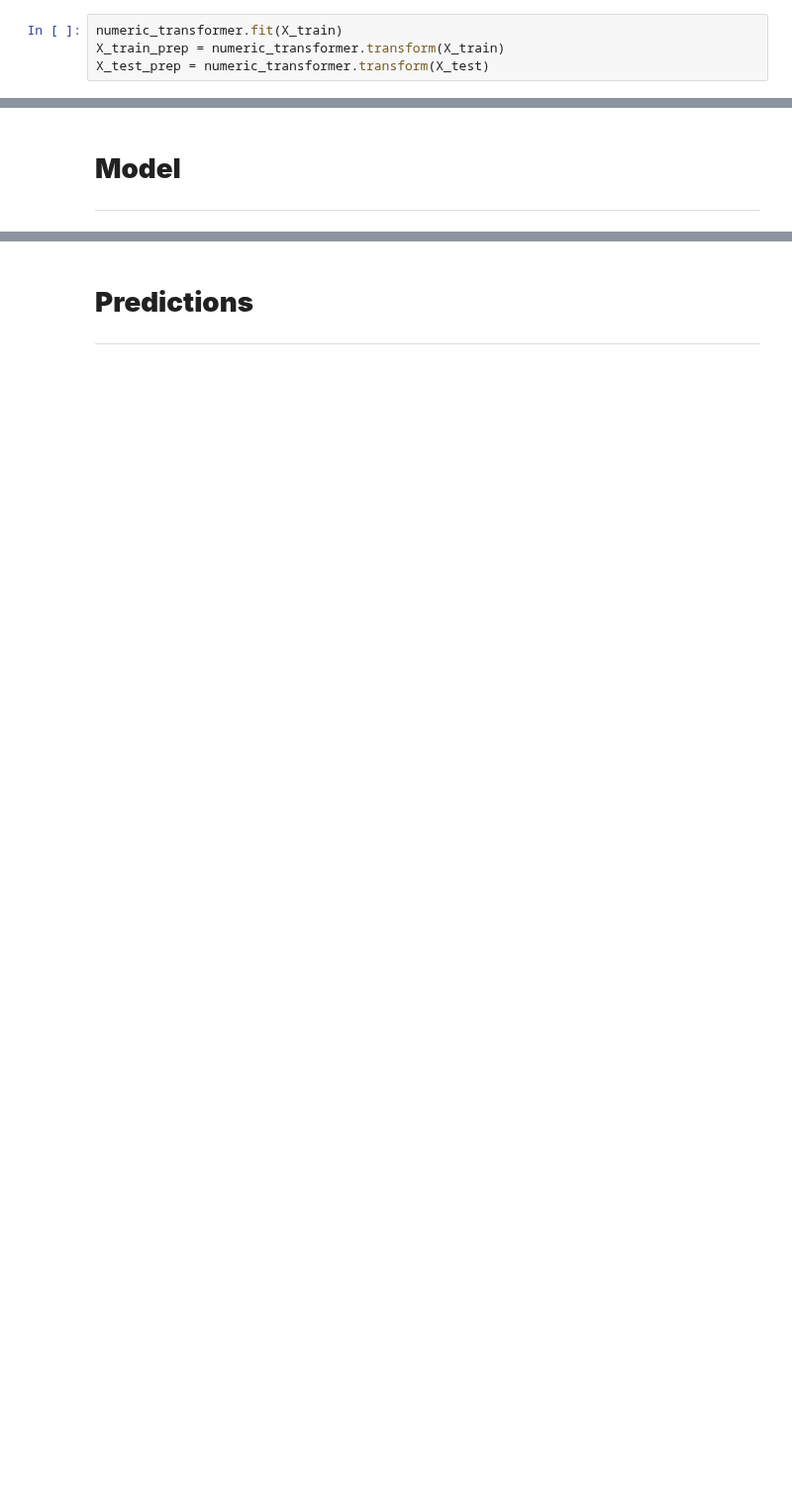
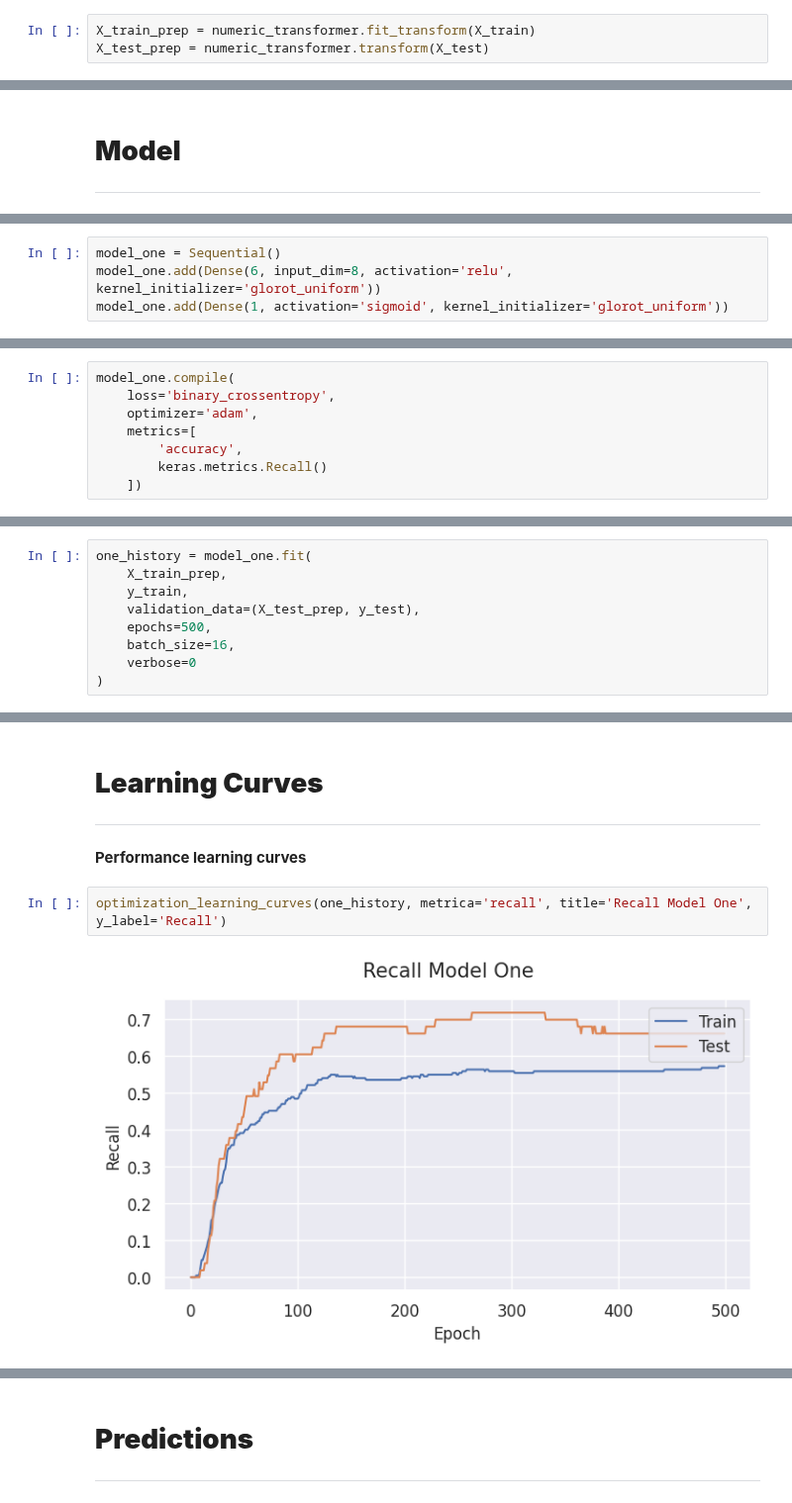
Before and after one commit to Kaiziferr/deep_learning, a Jupyter notebook: multilayer_perceptron/01_neural_network_diabetes.ipynb, the cells around one changed output, grey strips where cells are left out. Shown at 99% size. Cells and saved outputs as stored; diff of their text form; blank space fills up the shorter version.

```diff
--- a/multilayer_perceptron/01_neural_network_diabetes.ipynb
+++ b/multilayer_perceptron/01_neural_network_diabetes.ipynb
@@ -308,4 +224,3 @@ Pipeline(steps=[('scaler', MinMaxScaler())])
 # %%
-numeric_transformer.fit(X_train)
-X_train_prep = numeric_transformer.transform(X_train)
+X_train_prep = numeric_transformer.fit_transform(X_train)
 X_test_prep = numeric_transformer.transform(X_test)
@@ -562,0 +236,4 @@ Ambos modelos tienen un rendimiento bueno en la detección de la clase positiva,
+# %%
+model_one = Sequential()
+model_one.add(Dense(6, input_dim=8, activation='relu', kernel_initializer='glorot_uniform'))
+model_one.add(Dense(1, activation='sigmoid', kernel_initializer='glorot_uniform'))
@@ -562,0 +242,8 @@ Ambos modelos tienen un rendimiento bueno en la detección de la clase positiva,
+# %%
+model_one.compile(
+    loss='binary_crossentropy',
+    optimizer='adam',
+    metrics=[
+        'accuracy',
+        keras.metrics.Recall()
+    ])
@@ -562,0 +252,9 @@ Ambos modelos tienen un rendimiento bueno en la detección de la clase positiva,
+# %%
+one_history = model_one.fit(
+    X_train_prep,
+    y_train,
+    validation_data=(X_test_prep, y_test),
+    epochs=500,
+    batch_size=16,
+    verbose=0
+)
@@ -562,0 +337,9 @@ Ambos modelos tienen un rendimiento bueno en la detección de la clase positiva,
+# %% [markdown]
+# **Learning Curves**
+---
+# %% [markdown]
+**Performance learning curves**
+# %%
+optimization_learning_curves(one_history, metrica='recall', title='Recall Model One', y_label='Recall')
+# %% [output]
+[figure, added]
```
Also changed, not shown: parts of 105 cells of this notebook.
